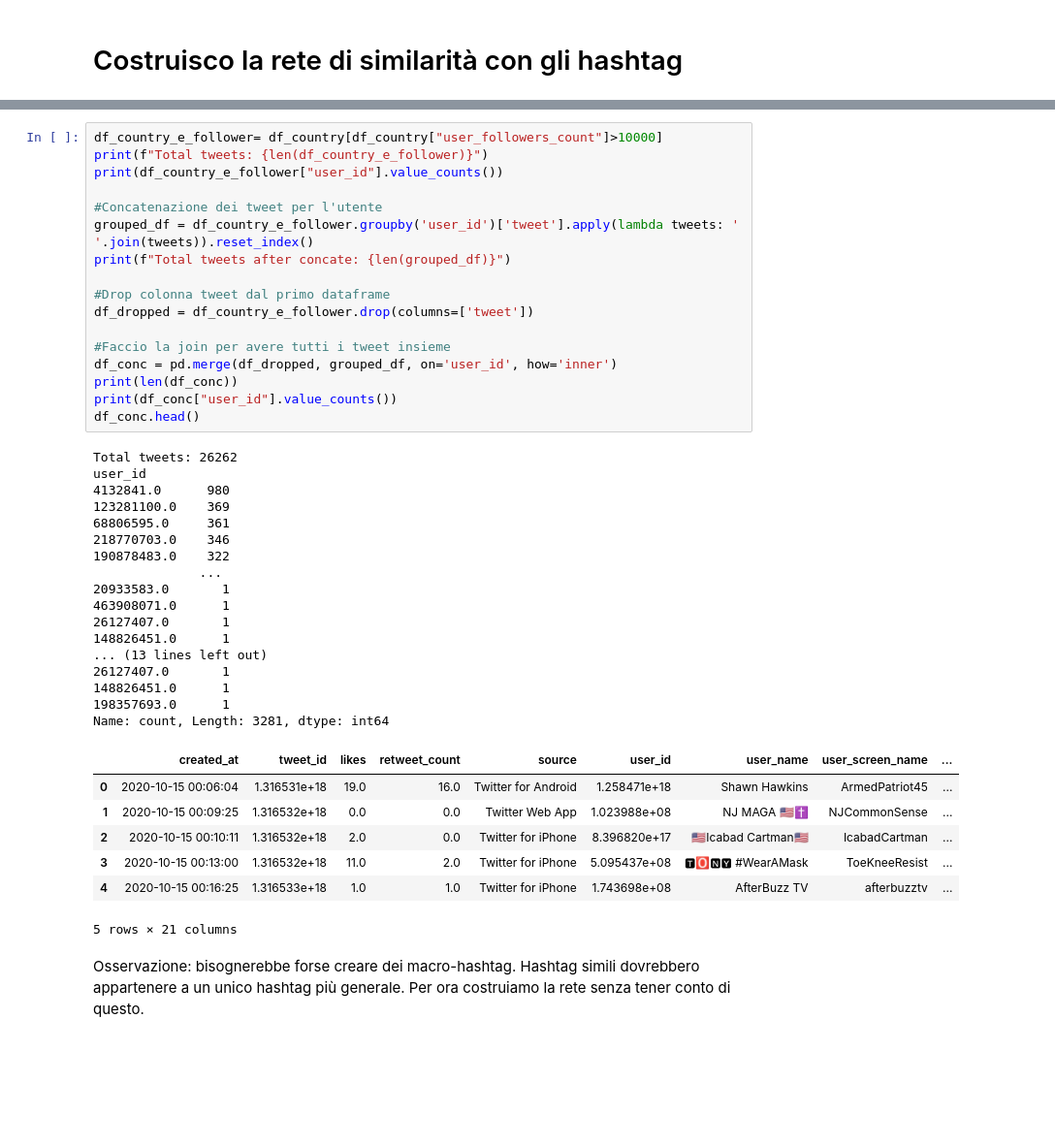
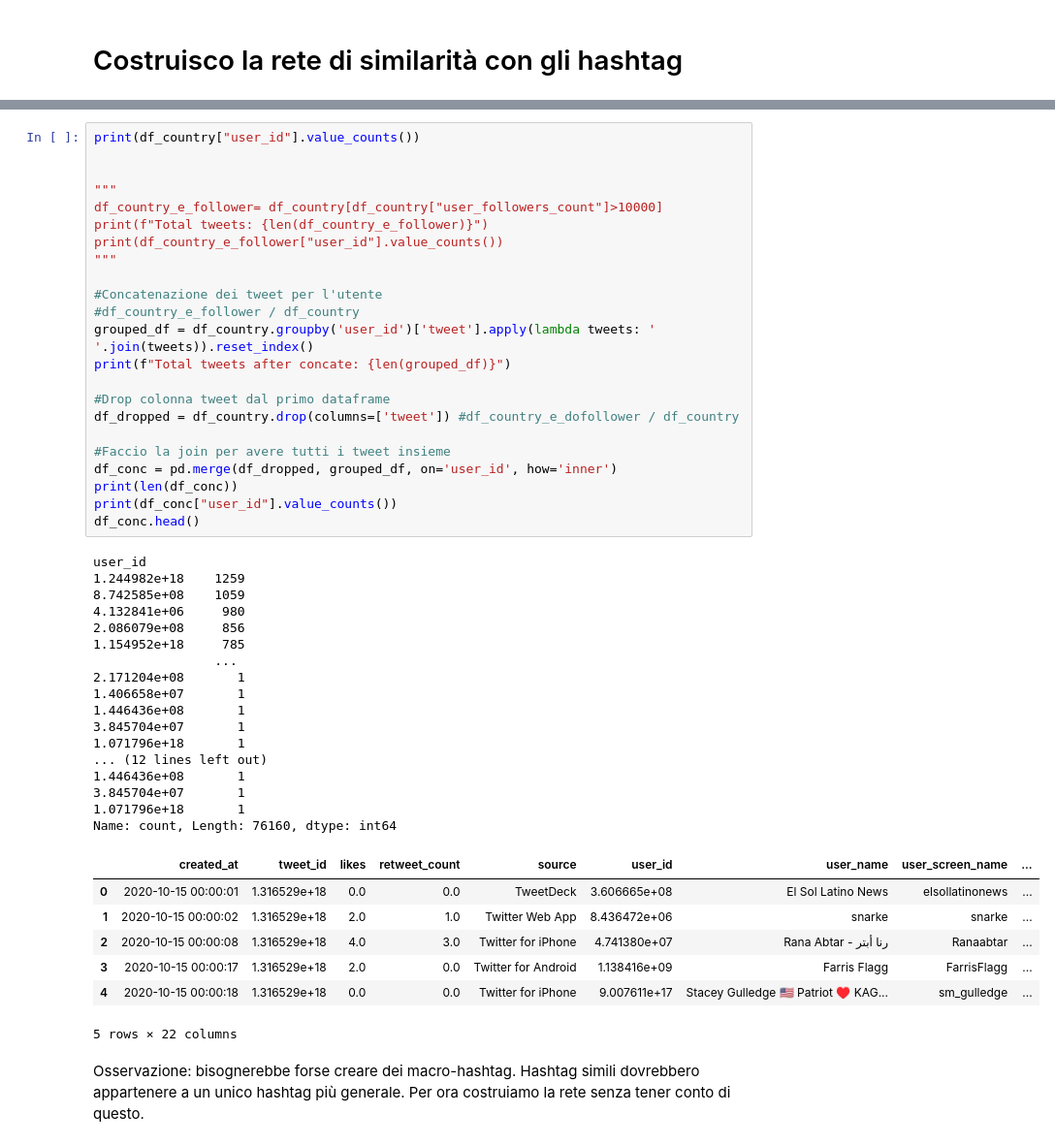
Before and after one commit to divadde/social_network_analysis_project, a Jupyter notebook: net-analysis-project.ipynb, the cells around one changed output, grey strips where cells are left out. Shown: that part at 97% size. Cells and saved outputs as stored; diff of their text form; blank space fills up the shorter version.

```diff
--- a/net-analysis-project.ipynb
+++ b/net-analysis-project.ipynb
@@ -654,45 +512,51 @@ plt.show()
 # %%
+print(df_country["user_id"].value_counts())
+
+
+"""
 df_country_e_follower= df_country[df_country["user_followers_count"]>10000]
 print(f"Total tweets: {len(df_country_e_follower)}")
 print(df_country_e_follower["user_id"].value_counts())
+"""
 
 #Concatenazione dei tweet per l'utente
-grouped_df = df_country_e_follower.groupby('user_id')['tweet'].apply(lambda tweets: ' '.join(tweets)).reset_index()
+#df_country_e_follower / df_country
+grouped_df = df_country.groupby('user_id')['tweet'].apply(lambda tweets: ' '.join(tweets)).reset_index()
 print(f"Total tweets after concate: {len(grouped_df)}")
 
 #Drop colonna tweet dal primo dataframe
-df_dropped = df_country_e_follower.drop(columns=['tweet'])
+df_dropped = df_country.drop(columns=['tweet']) #df_country_e_dofollower / df_country
 
 #Faccio la join per avere tutti i tweet insieme
 df_conc = pd.merge(df_dropped, grouped_df, on='user_id', how='inner')
 print(len(df_conc))
 print(df_conc["user_id"].value_counts())
 df_conc.head()
 # %% [output]
-Total tweets: 26262
 user_id
-4132841.0      980
-123281100.0    369
-68806595.0     361
-218770703.0    346
-190878483.0    322
-              ...
-20933583.0       1
-463908071.0      1
-26127407.0       1
-148826451.0      1
-... (13 lines left out)
-26127407.0       1
-148826451.0      1
-198357693.0      1
-Name: count, Length: 3281, dtype: int64
+1.244982e+18    1259
+8.742585e+08    1059
+4.132841e+06     980
+2.086079e+08     856
+1.154952e+18     785
+                ...
+2.171204e+08       1
+1.406658e+07       1
+1.446436e+08       1
+3.845704e+07       1
+1.071796e+18       1
+... (12 lines left out)
+1.446436e+08       1
+3.845704e+07       1
+1.071796e+18       1
+Name: count, Length: 76160, dtype: int64
 |  | created_at | tweet_id | likes | retweet_count | source | user_id | user_name | user_screen_name | ... |
-| 0 | 2020-10-15 00:06:04 | 1.316531e+18 | 19.0 | 16.0 | Twitter for Android | 1.258471e+18 | Shawn Hawkins | ArmedPatriot45 | ... |
-| 1 | 2020-10-15 00:09:25 | 1.316532e+18 | 0.0 | 0.0 | Twitter Web App | 1.023988e+08 | NJ MAGA 🇺🇸✝️ | NJCommonSense | ... |
-| 2 | 2020-10-15 00:10:11 | 1.316532e+18 | 2.0 | 0.0 | Twitter for iPhone | 8.396820e+17 | 🇺🇸Icabad Cartman🇺🇸 | IcabadCartman | ... |
-| 3 | 2020-10-15 00:13:00 | 1.316532e+18 | 11.0 | 2.0 | Twitter for iPhone | 5.095437e+08 | 🆃🅾🅽🆈 #WearAMask | ToeKneeResist | ... |
-| 4 | 2020-10-15 00:16:25 | 1.316533e+18 | 1.0 | 1.0 | Twitter for iPhone | 1.743698e+08 | AfterBuzz TV | afterbuzztv | ... |
+| 0 | 2020-10-15 00:00:01 | 1.316529e+18 | 0.0 | 0.0 | TweetDeck | 3.606665e+08 | El Sol Latino News | elsollatinonews | ... |
+| 1 | 2020-10-15 00:00:02 | 1.316529e+18 | 2.0 | 1.0 | Twitter Web App | 8.436472e+06 | snarke | snarke | ... |
+| 2 | 2020-10-15 00:00:08 | 1.316529e+18 | 4.0 | 3.0 | Twitter for iPhone | 4.741380e+07 | Rana Abtar - رنا أبتر | Ranaabtar | ... |
+| 3 | 2020-10-15 00:00:17 | 1.316529e+18 | 2.0 | 0.0 | Twitter for Android | 1.138416e+09 | Farris Flagg | FarrisFlagg | ... |
+| 4 | 2020-10-15 00:00:18 | 1.316529e+18 | 0.0 | 0.0 | Twitter for iPhone | 9.007611e+17 | Stacey Gulledge 🇺🇸 Patriot ♥️ KAG... | sm_gulledge | ... |
-5 rows × 21 columns
+5 rows × 22 columns
 # %% [markdown]
 Osservazione: bisognerebbe forse creare dei macro-hashtag. Hashtag simili dovrebbero appartenere a un unico hashtag più generale. Per ora costruiamo la rete senza tener conto di questo.
 # %%
```
Also changed, not shown: parts of 46 cells of this notebook.
